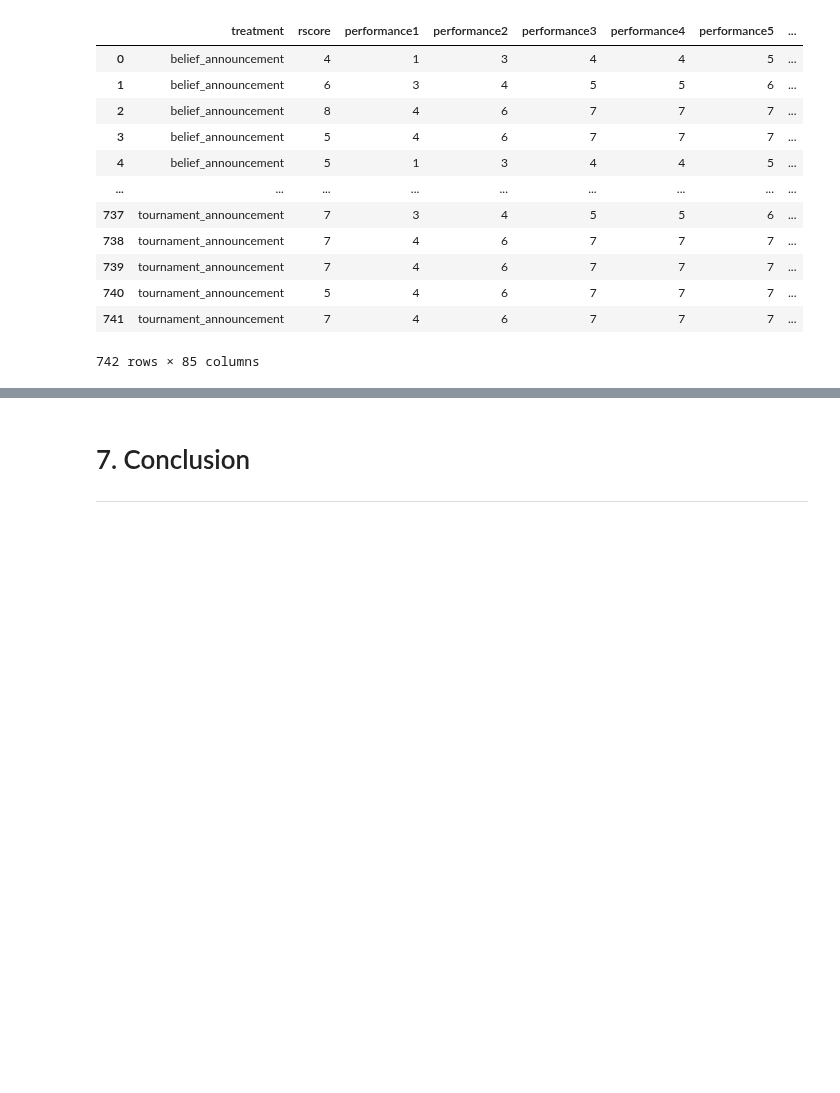
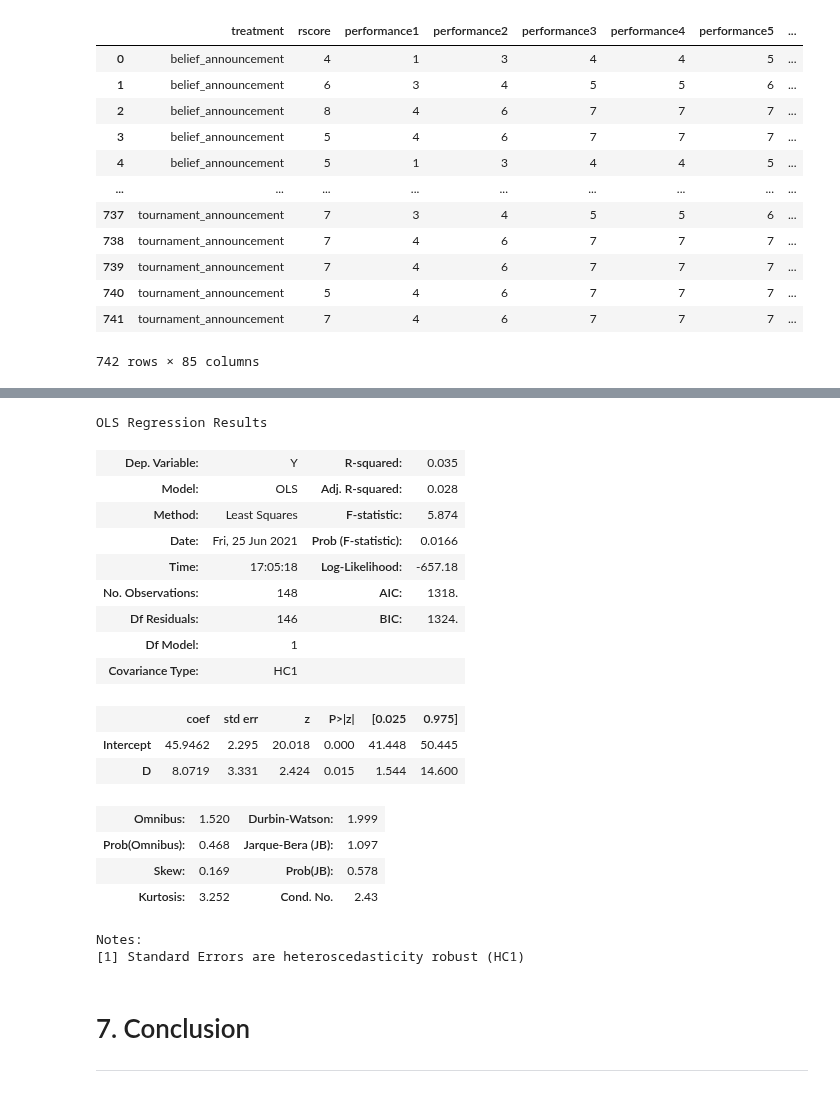
Before and after one commit to aysuavci/ose-data-science-course-project-aysuavci, a Jupyter notebook: project_notebook.ipynb, the cells around one changed output, grey strips where cells are left out. Saved outputs shown, nothing was run; the diff lists cells and outputs as text; code cells hidden in the pictures; blank space fills up the shorter version.

```diff
--- a/project_notebook.ipynb
+++ b/project_notebook.ipynb
@@ -260,3 +285,30 @@ Notes:
+# %%
+#Reg 3 for confidence
+news_bad = df[df["dummynews_goodbad"] == 1]
+news_bad = pd.DataFrame({"Y": news_bad['posterior_median'], "D": news_bad['dummytreat_direct1month']})
+model_ols = smf.ols(formula="Y ~ D", data=news_bad)
+rslt = model_ols.fit(cov_type='HC1')
+rslt.summary()
+# %% [output]
+OLS Regression Results
+| Dep. Variable: | Y | R-squared: | 0.035 |
+| Model: | OLS | Adj. R-squared: | 0.028 |
+| Method: | Least Squares | F-statistic: | 5.874 |
+| Date: | Fri, 25 Jun 2021 | Prob (F-statistic): | 0.0166 |
+| Time: | 17:05:18 | Log-Likelihood: | -657.18 |
+| No. Observations: | 148 | AIC: | 1318. |
+| Df Residuals: | 146 | BIC: | 1324. |
+| Df Model: | 1 |  |  |
+| Covariance Type: | HC1 |  |  |
+|  | coef | std err | z | P>|z| | [0.025 | 0.975] |
+| Intercept | 45.9462 | 2.295 | 20.018 | 0.000 | 41.448 | 50.445 |
+| D | 8.0719 | 3.331 | 2.424 | 0.015 | 1.544 | 14.600 |
+| Omnibus: | 1.520 | Durbin-Watson: | 1.999 |
+| Prob(Omnibus): | 0.468 | Jarque-Bera (JB): | 1.097 |
+| Skew: | 0.169 | Prob(JB): | 0.578 |
+| Kurtosis: | 3.252 | Cond. No. | 2.43 |
+Notes:
+[1] Standard Errors are heteroscedasticity robust (HC1)
 # %% [markdown]
 # 7. Conclusion
 ---
```
Also changed, not shown: parts of 2 cells of this notebook.
